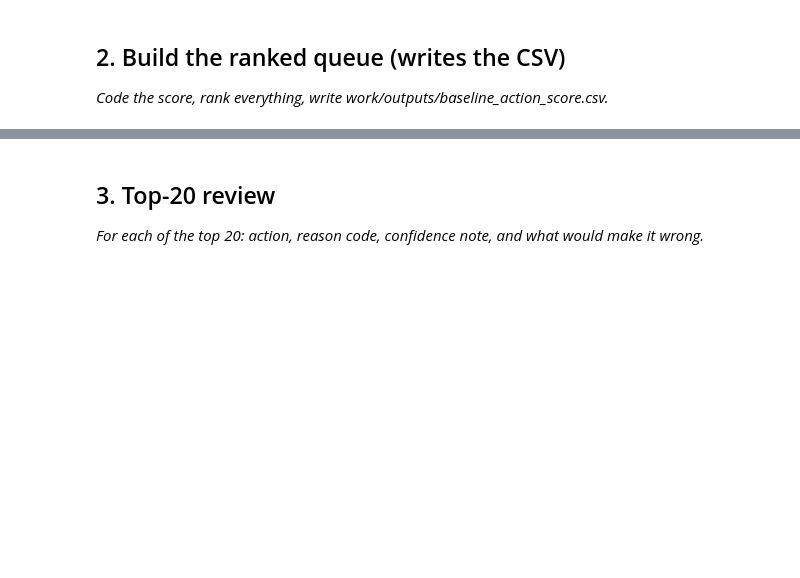
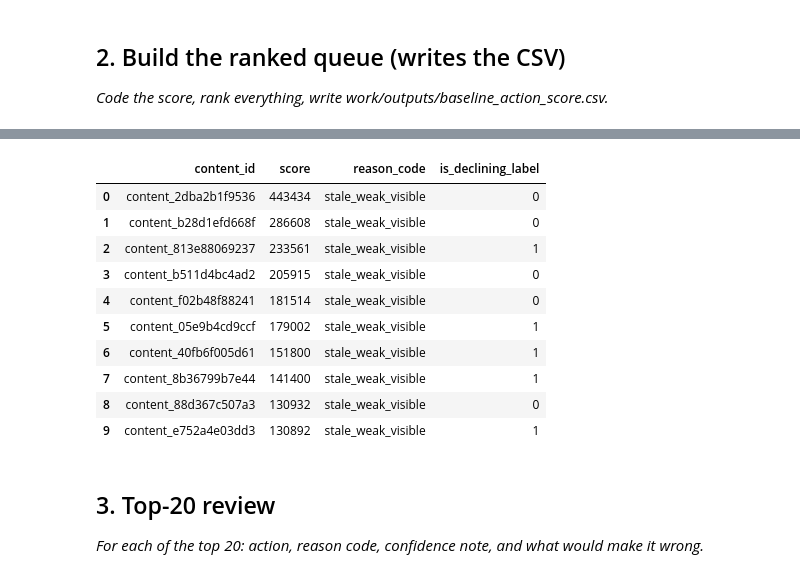
Before and after one commit to prakash587/flyrank-ml-internship-starter, a Jupyter notebook: work/notebooks/w04_baseline_score.ipynb, the cells around one changed output, grey strips where cells are left out. Drawn from its saved outputs; the diff is of its cells as text; code cells hidden in the pictures; blank space fills up the shorter version.

```diff
--- a/work/notebooks/w04_baseline_score.ipynb
+++ b/work/notebooks/w04_baseline_score.ipynb
@@ -13,3 +61,21 @@ This skeleton is yours to fill. Work the sections **in order** — each one has
 # %%
 # This cell is for CODE (numbers, a query, a check).
 # Write your text answer in the cell ABOVE this one — typing sentences here breaks Run All.
+# This cell is for CODE (numbers, a query, a check).
+import pandas as pd
+
+df = pd.read_csv("data/raw/content_refresh_anonymized.csv")
+
+def reason_code(row):
+    if row["avg_position"] == 0:
+        return "no_position_data"
+    if row["days_since_last_update"] < 90:
+        return "fresh_content"
+    if row["impressions_90d"] < 500:
+        return "low_visibility"
+    if row["avg_position"] < 20:
+        return "ranking_ok"
+    return "stale_weak_visible"
+
+df["reason_code"] = df.apply(reason_code, axis=1)
+df["reason_code"].value_counts()
@@ -23,3 +105,34 @@ This skeleton is yours to fill. Work the sections **in order** — each one has
+# %%
+# This cell is for CODE (numbers, a query, a check).
+import os
+
+stale = (df["days_since_last_update"] >= 90).astype(int)
+visible = (df["impressions_90d"] >= 500).astype(int)
+weak_pos = ((df["avg_position"] >= 20) & (df["avg_position"] > 0)).astype(int)
+
+df["score"] = stale * visible * weak_pos * df["impressions_90d"]
+
+# label for evaluation only — never fed into the score above
+df["is_declining_label"] = (df["trend_direction"] == "down").astype(int)
+
+ranked = df.sort_values("score", ascending=False).reset_index(drop=True)
+
+os.makedirs("work/outputs", exist_ok=True)
+ranked.to_csv("work/outputs/baseline_action_score.csv", index=False)
+
+ranked[["content_id", "score", "reason_code", "is_declining_label"]].head(10)
+# %% [output]
+|  | content_id | score | reason_code | is_declining_label |
+| 0 | content_2dba2b1f9536 | 443434 | stale_weak_visible | 0 |
+| 1 | content_b28d1efd668f | 286608 | stale_weak_visible | 0 |
+| 2 | content_813e88069237 | 233561 | stale_weak_visible | 1 |
+| 3 | content_b511d4bc4ad2 | 205915 | stale_weak_visible | 0 |
+| 4 | content_f02b48f88241 | 181514 | stale_weak_visible | 0 |
+| 5 | content_05e9b4cd9ccf | 179002 | stale_weak_visible | 1 |
+| 6 | content_40fb6f005d61 | 151800 | stale_weak_visible | 1 |
+| 7 | content_8b36799b7e44 | 141400 | stale_weak_visible | 1 |
+| 8 | content_88d367c507a3 | 130932 | stale_weak_visible | 0 |
+| 9 | content_e752a4e03dd3 | 130892 | stale_weak_visible | 1 |
 # %% [markdown]
 ## 3. Top-20 review
 
```
Also changed, not shown: parts of 13 cells of this notebook.
